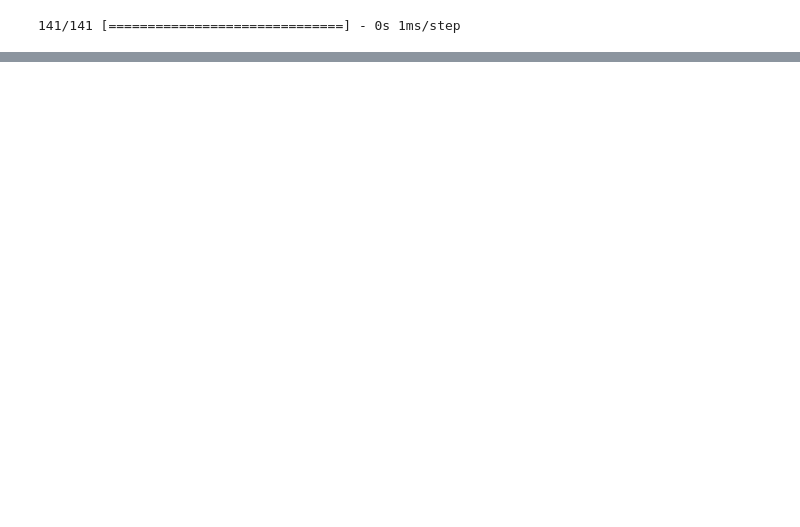
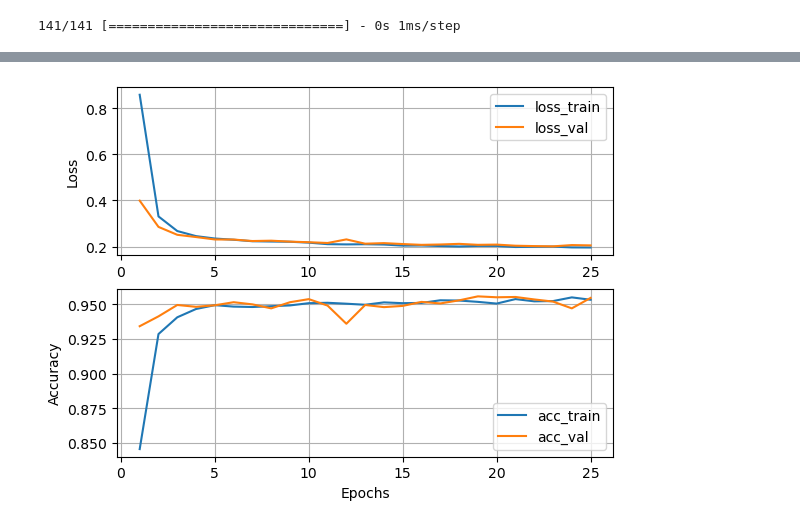
Before and after one commit to MoizAhmed2517/Retention-Analysis, a Jupyter notebook: Retention Analysis.ipynb, the cells around one changed output, grey strips where cells are left out. Cells and saved outputs as stored; diff of their text form; code cells hidden in the pictures; blank space fills up the shorter version.

```diff
--- a/Retention Analysis.ipynb
+++ b/Retention Analysis.ipynb
@@ -495,0 +498,17 @@ weighted avg       0.94      0.95      0.94      4500
+# %%
+from tensorflow.keras.regularizers import l2
+from tensorflow.keras.layers import Dropout
+
+model_ann_2 = tf.keras.Sequential()
+
+#Hidden layer 1
+model_ann_2.add(tf.keras.layers.Dense(100, activation='relu', input_shape=(18,), kernel_regularizer=l2(0.01)))
+model_ann_2.add(Dropout(0.3, noise_shape=None, seed=None))
+
+#Hidden layer 2
+model_ann_2.add(tf.keras.layers.Dense(100, activation='relu', input_shape=(18,), kernel_regularizer=l2(0.01)))
+model_ann_2.add(Dropout(0.3, noise_shape=None, seed=None))
+
+model_ann_2.add(tf.keras.layers.Dense(1, activation="sigmoid"))
+
+model_ann_2.summary()
@@ -495,0 +535,14 @@ weighted avg       0.94      0.95      0.94      4500
+# %%
+model_ann_2.compile(loss=tf.keras.losses.BinaryCrossentropy(),
+              optimizer=tf.keras.optimizers.Adam(),
+              metrics=["accuracy"])
+# %%
+BATCH_SIZE = 32
+EPOCHS = 25
+
+history_2 = model_ann_2.fit(X_train,
+                      y_train,
+                      batch_size=BATCH_SIZE,
+                      epochs=EPOCHS,
+                      verbose=1,
+                      validation_data=(X_test, y_test))
@@ -495,0 +573,4 @@ weighted avg       0.94      0.95      0.94      4500
+# %%
+plot_loss_accuracy_curve(history_2)
+# %% [output]
+[figure, added]
```
Also changed, not shown: parts of 15 cells of this notebook.
